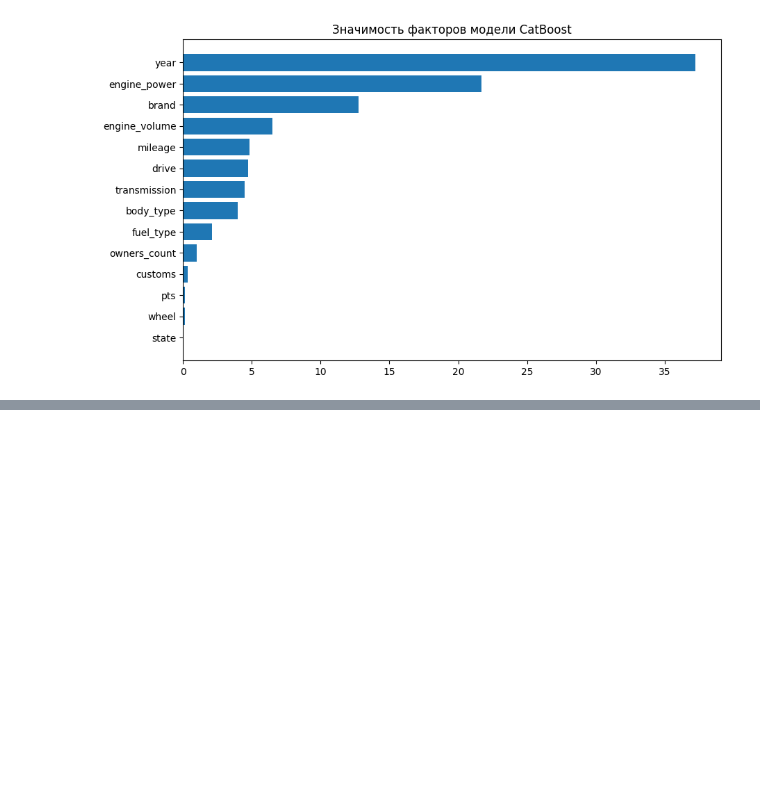
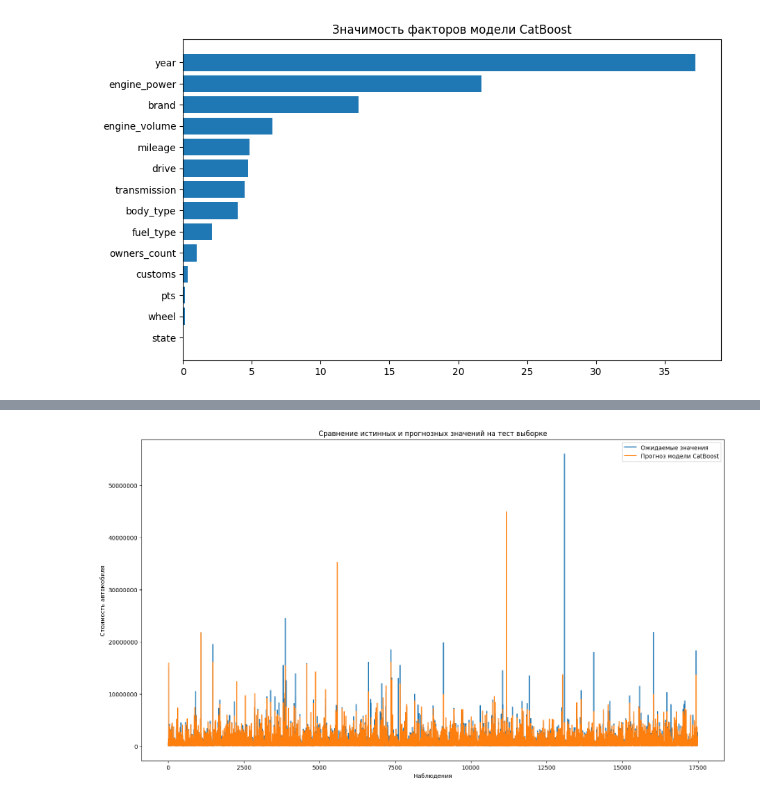
Before and after one commit to DTsapin/car_sales_prediction, a Jupyter notebook: notebooks/dask_experiment.ipynb, the cells around one changed output, grey strips where cells are left out. Cells and saved outputs as stored; diff of their text form; code cells hidden in the pictures; blank space fills up the shorter version.

```diff
--- a/notebooks/dask_experiment.ipynb
+++ b/notebooks/dask_experiment.ipynb
@@ -168,0 +245,11 @@ plt.show()
+# %%
+file = "dataset_with_electro.csv"  # Путь к исходным данным
+
+df = load_data(file)
+train_df, test_df = split_data(df)
+
+# Обучаем модель
+print("Обучаем CatBoost на обучающих данных...")
+model = train_catboost(train_df)
+
+y_preds, y_true = predict_in_partitions(model, test_df)
@@ -168,0 +300,12 @@ plt.show()
+# %%
+plt.figure(figsize=(18,10))
+plt.title("Сравнение истинных и прогнозных значений на тест выборке")
+plt.plot(y_true, label = 'Ожидаемые значения')
+plt.plot(y_preds, label = 'Прогноз модели CatBoost')
+plt.xlabel('Наблюдения')
+plt.ylabel('Стоимость автомобиля')
+plt.ticklabel_format(style='plain')
+plt.legend()
+plt.show()
+# %% [output]
+[figure, added]
```
Also changed, not shown: parts of 8 cells of this notebook.
